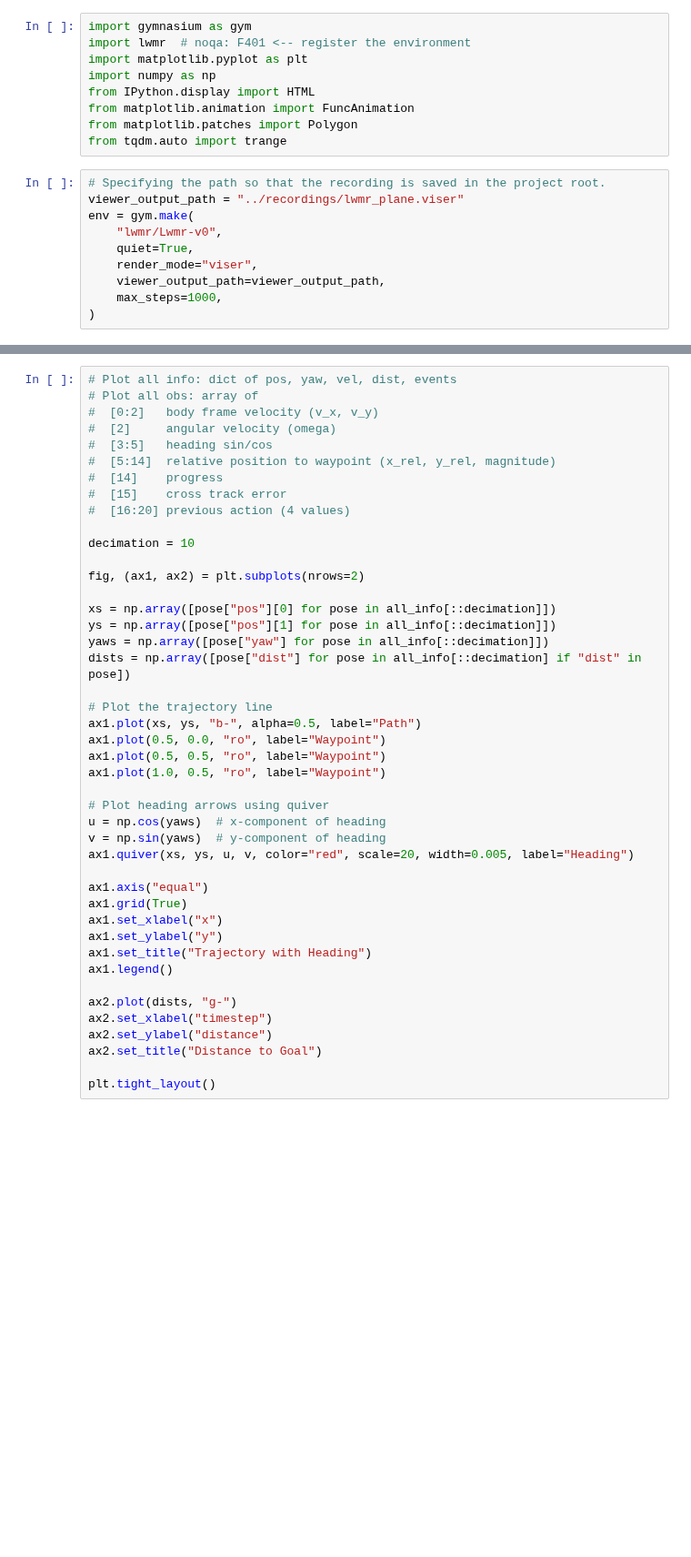
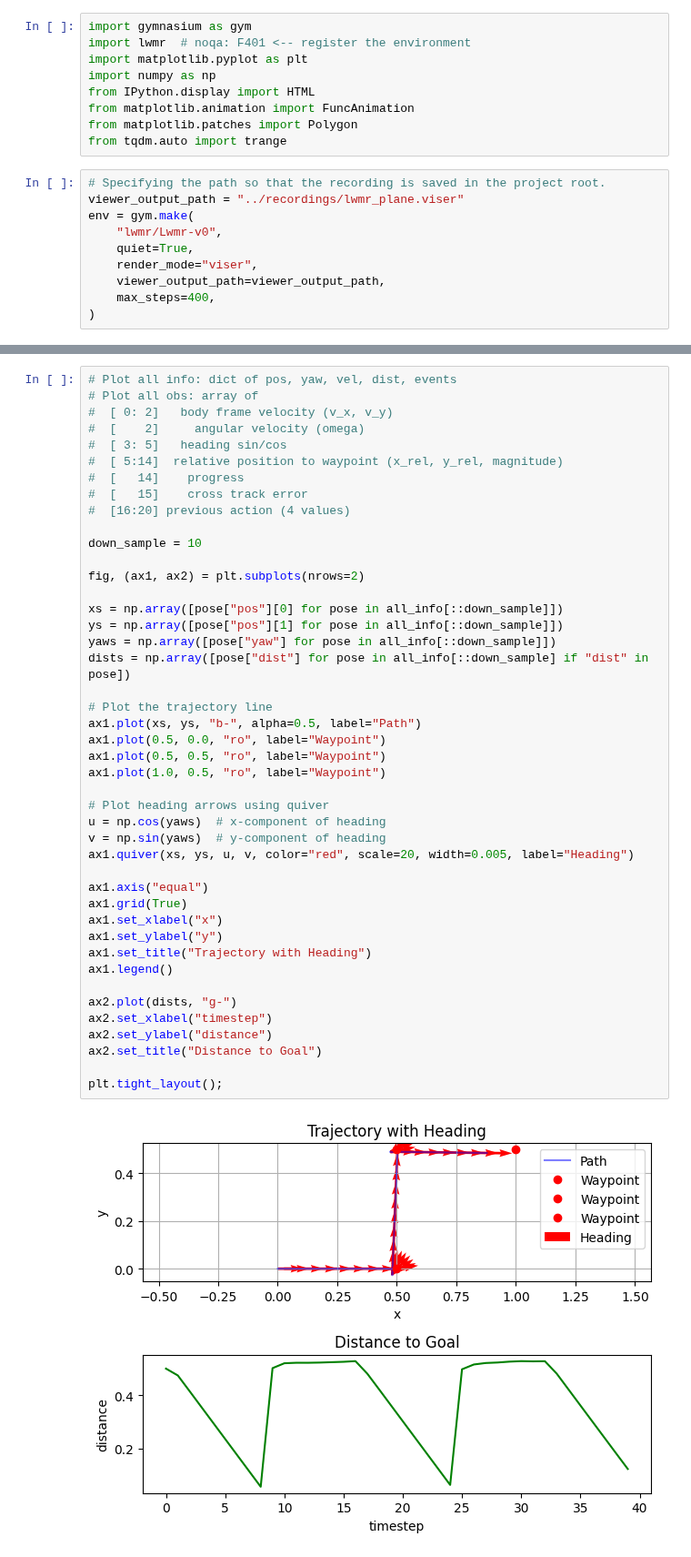
Before and after one commit to anthonyjclark/lwmr, a Jupyter notebook: tutorial/05-TestingSimulation.ipynb, the cells around one changed output, grey strips where cells are left out. Shown at 91% size. Cells and saved outputs as stored; diff of their text form; blank space fills up the shorter version.

```diff
--- a/tutorial/05-TestingSimulation.ipynb
+++ b/tutorial/05-TestingSimulation.ipynb
@@ -15,5 +15,5 @@ env = gym.make(
     quiet=True,
     render_mode="viser",
     viewer_output_path=viewer_output_path,
-    max_steps=1000,
+    max_steps=400,
 )
@@ -75,47 +101,49 @@ all_info[0]
 # %%
 # Plot all info: dict of pos, yaw, vel, dist, events
 # Plot all obs: array of
-#  [0:2]   body frame velocity (v_x, v_y)
-#  [2]     angular velocity (omega)
-#  [3:5]   heading sin/cos
-#  [5:14]  relative position to waypoint (x_rel, y_rel, magnitude)
-#  [14]    progress
-#  [15]    cross track error
+#  [ 0: 2]   body frame velocity (v_x, v_y)
+#  [    2]     angular velocity (omega)
+#  [ 3: 5]   heading sin/cos
+#  [ 5:14]  relative position to waypoint (x_rel, y_rel, magnitude)
+#  [   14]    progress
+#  [   15]    cross track error
 #  [16:20] previous action (4 values)
 
-decimation = 10
+down_sample = 10
 
 fig, (ax1, ax2) = plt.subplots(nrows=2)
 
-xs = np.array([pose["pos"][0] for pose in all_info[::decimation]])
-ys = np.array([pose["pos"][1] for pose in all_info[::decimation]])
-yaws = np.array([pose["yaw"] for pose in all_info[::decimation]])
-dists = np.array([pose["dist"] for pose in all_info[::decimation] if "dist" in pose])
+xs = np.array([pose["pos"][0] for pose in all_info[::down_sample]])
+ys = np.array([pose["pos"][1] for pose in all_info[::down_sample]])
+yaws = np.array([pose["yaw"] for pose in all_info[::down_sample]])
+dists = np.array([pose["dist"] for pose in all_info[::down_sample] if "dist" in pose])
 
 # Plot the trajectory line
 ax1.plot(xs, ys, "b-", alpha=0.5, label="Path")
 ax1.plot(0.5, 0.0, "ro", label="Waypoint")
 ax1.plot(0.5, 0.5, "ro", label="Waypoint")
 ax1.plot(1.0, 0.5, "ro", label="Waypoint")
 
 # Plot heading arrows using quiver
 u = np.cos(yaws)  # x-component of heading
 v = np.sin(yaws)  # y-component of heading
 ax1.quiver(xs, ys, u, v, color="red", scale=20, width=0.005, label="Heading")
 
 ax1.axis("equal")
 ax1.grid(True)
 ax1.set_xlabel("x")
 ax1.set_ylabel("y")
 ax1.set_title("Trajectory with Heading")
 ax1.legend()
 
 ax2.plot(dists, "g-")
 ax2.set_xlabel("timestep")
 ax2.set_ylabel("distance")
 ax2.set_title("Distance to Goal")
 
-plt.tight_layout()
+plt.tight_layout();
+# %% [output]
+[figure, added]
 # %%
 fig, axes = plt.subplots(8, 1, figsize=(8, 14))
 
```
Also changed, not shown: parts of 9 cells of this notebook, 5 other files.
